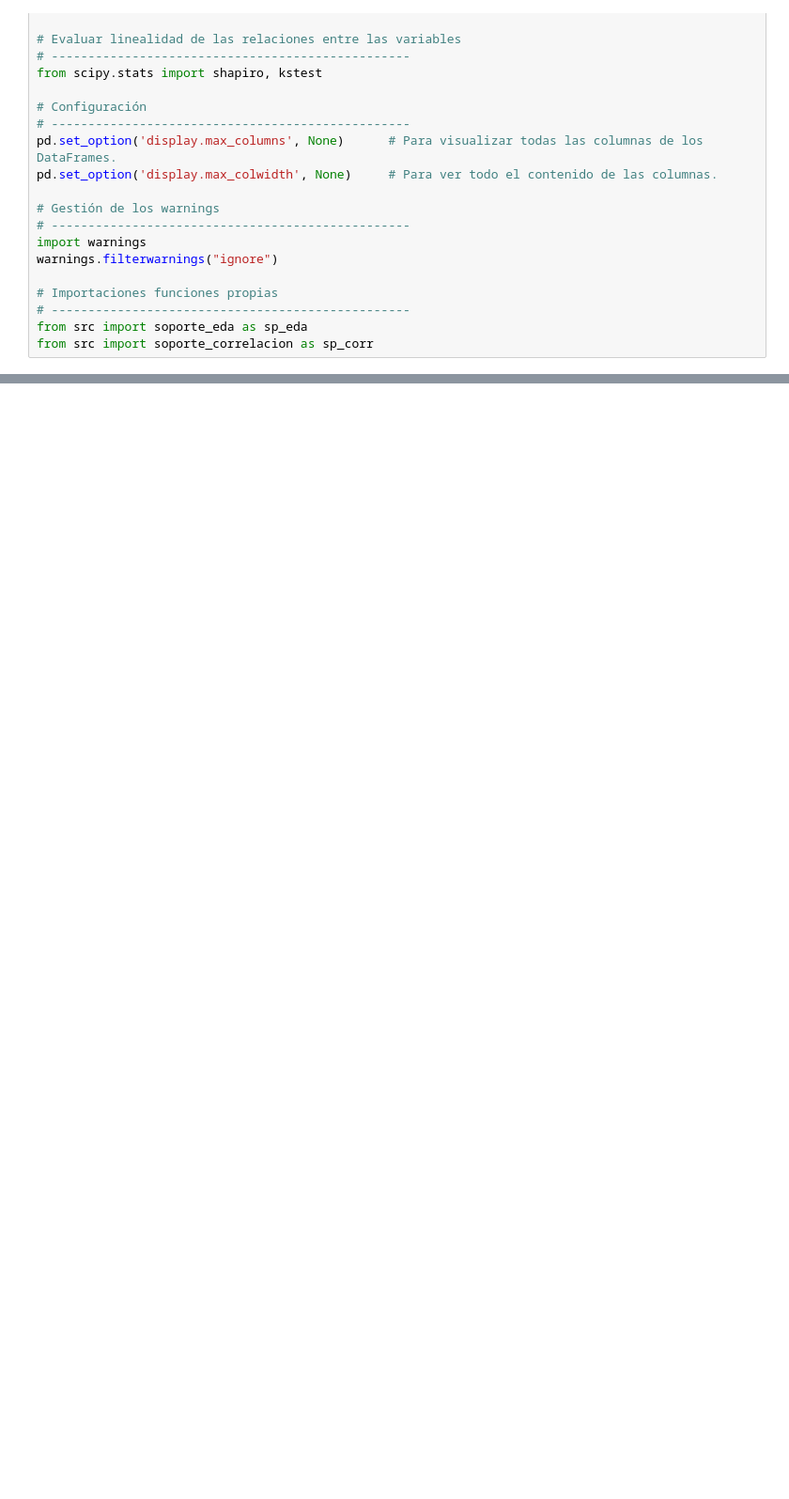
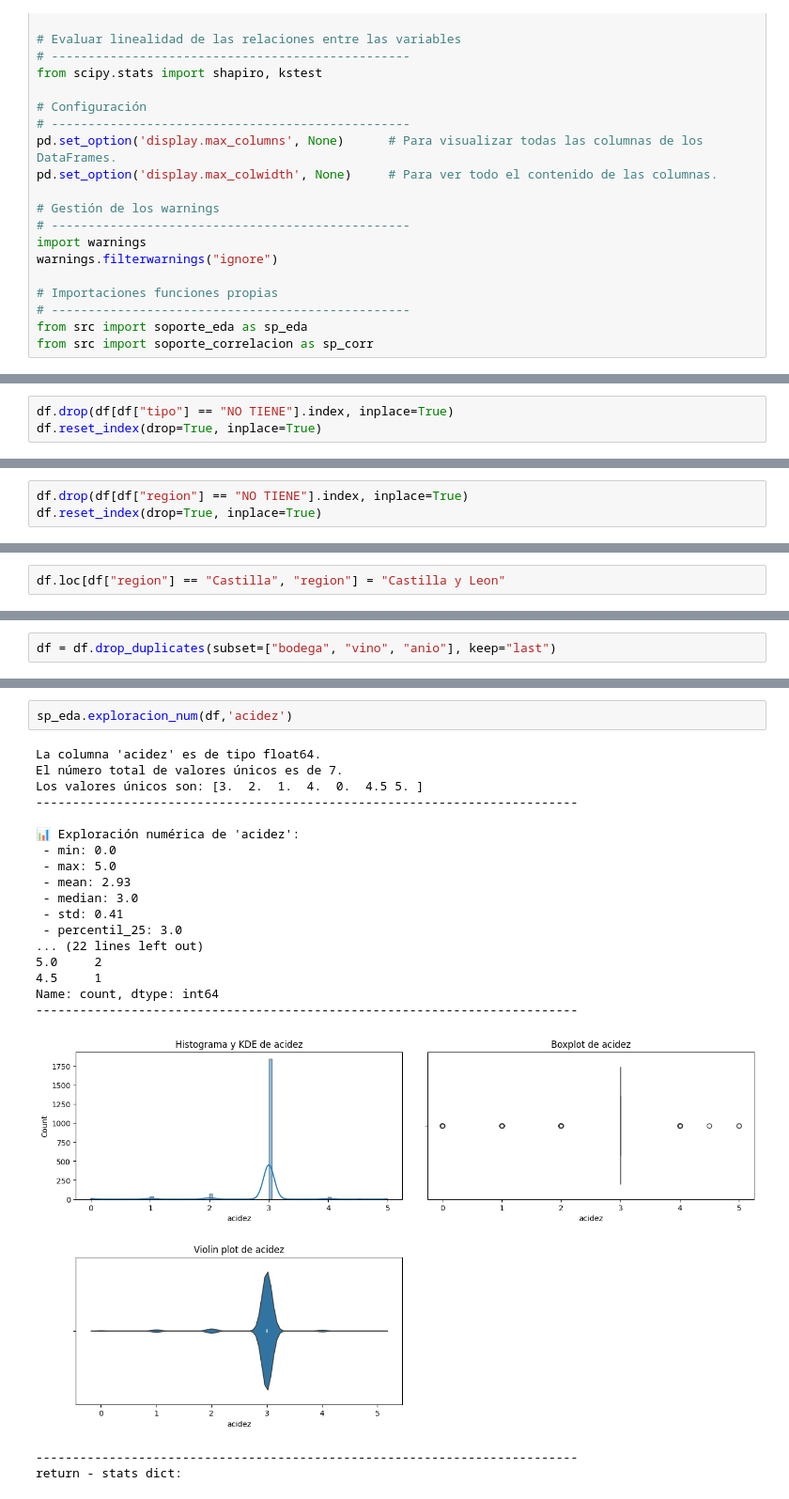
Before and after one commit to NataliaHerrera-DA/proyecto-da-promo-60-modulo-4-team-1, a Jupyter notebook: ETL.ipynb, the cells around one changed output, grey strips where cells are left out. Shown at 94% size. Cells and saved outputs as stored; diff of their text form; blank space fills up the shorter version.

```diff
--- a/ETL.ipynb
+++ b/ETL.ipynb
@@ -787,0 +440,3 @@ df = df[~df["vino"].str.contains("Vermouth|Vermu", case=False, na=False)]
+# %%
+df.drop(df[df["tipo"] == "NO TIENE"].index, inplace=True)
+df.reset_index(drop=True, inplace=True)
@@ -787,0 +457,3 @@ df = df[~df["vino"].str.contains("Vermouth|Vermu", case=False, na=False)]
+# %%
+df.drop(df[df["region"] == "NO TIENE"].index, inplace=True)
+df.reset_index(drop=True, inplace=True)
@@ -787,0 +495,2 @@ df = df[~df["vino"].str.contains("Vermouth|Vermu", case=False, na=False)]
+# %%
+df.loc[df["region"] == "Castilla", "region"] = "Castilla y Leon"
@@ -787,0 +609,2 @@ df = df[~df["vino"].str.contains("Vermouth|Vermu", case=False, na=False)]
+# %%
+df = df.drop_duplicates(subset=["bodega", "vino", "anio"], keep="last")
@@ -787,0 +649,23 @@ df = df[~df["vino"].str.contains("Vermouth|Vermu", case=False, na=False)]
+# %%
+sp_eda.exploracion_num(df,'acidez')
+# %% [output]
+La columna 'acidez' es de tipo float64.
+El número total de valores únicos es de 7.
+Los valores únicos son: [3.  2.  1.  4.  0.  4.5 5. ]
+--------------------------------------------------------------------------
+
+📊 Exploración numérica de 'acidez':
+ - min: 0.0
+ - max: 5.0
+ - mean: 2.93
+ - median: 3.0
+ - std: 0.41
+ - percentil_25: 3.0
+... (22 lines left out)
+5.0     2
+4.5     1
+Name: count, dtype: int64
+--------------------------------------------------------------------------
+[figure, added]
+--------------------------------------------------------------------------
+return - stats dict:
```
Also changed, not shown: parts of 146 cells of this notebook, 10 other files.
